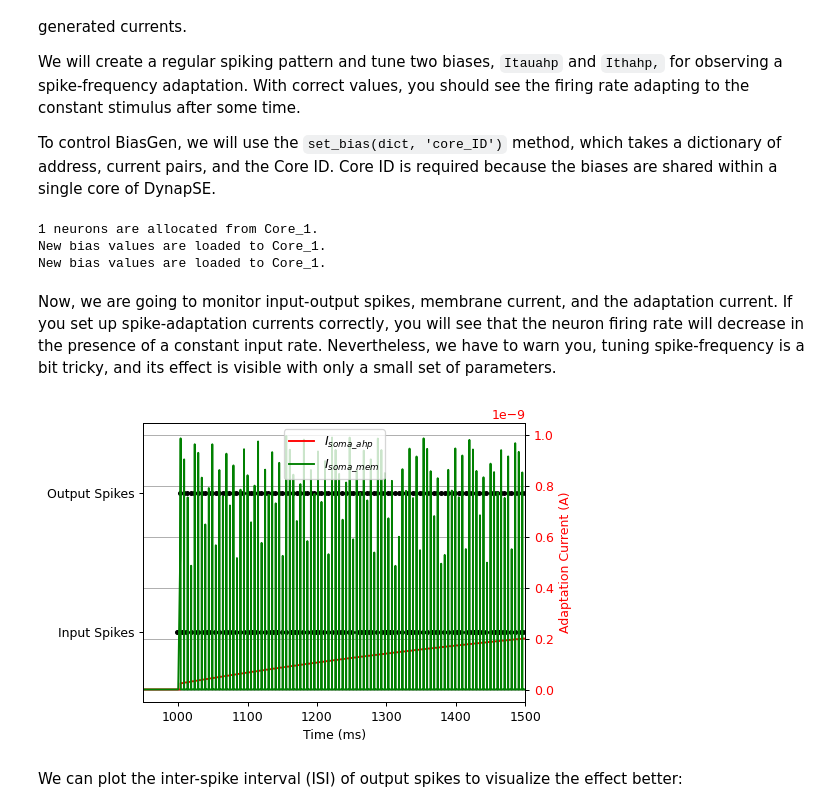
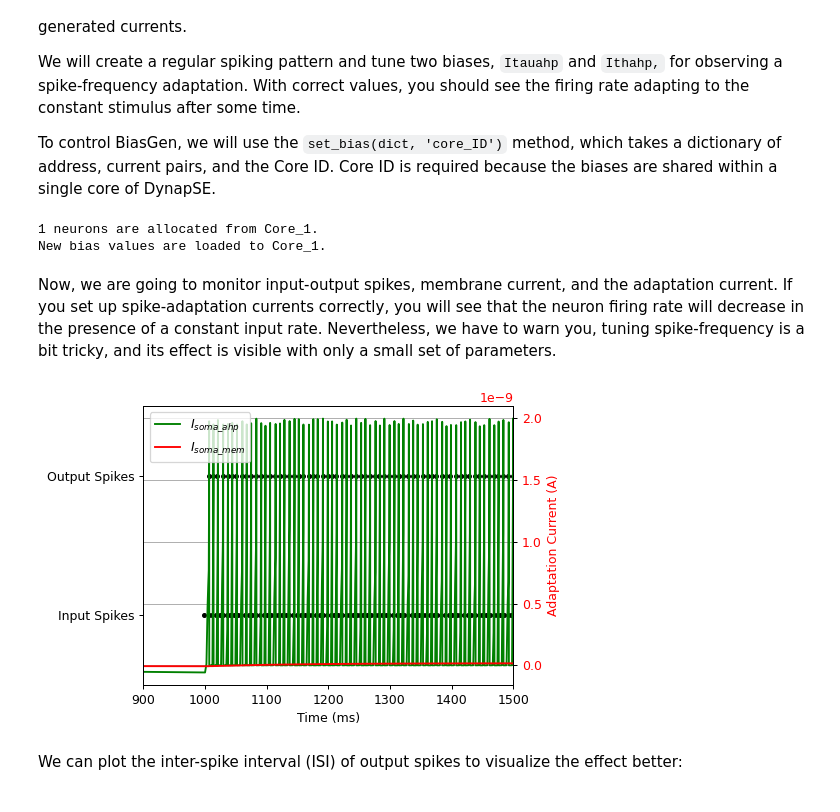
Before and after one commit to YigitDemirag/dynapse-simulator, a Jupyter notebook: part3.ipynb, the cells around one changed output. Cells and saved outputs as stored; diff of their text form; code cells hidden in the pictures.

```diff
--- a/part3.ipynb
+++ b/part3.ipynb
@@ -44,11 +44,8 @@ pulse_stop   = 4     # second - Stop timing of pulse
 inp_duration = 5     # second - Simulation duration
 firing_rate  = 150   # Hz - Firing rate of the source
 
-adaptation_conf = {"Isoma_ahp_tau": 0.04 * pA,  # Adaptation time constant (Default: 0.04 pA, 0.05 pA)
-                   "Isoma_ahp_th" : 0.05 * pA}  # Adaptation gain
-
-
-ampa_conf       = {"Iampa_tau": 10 * pA} # AMPA synapse time-constant (Default: 10 pA, 10pA)
+adaptation_conf = {"Isoma_ahp_tau": 1 * pA}  # Adaptation time constant (Default: 0.04 pA, 0.05 pA)
+neuron_conf = {"soma_refP": 15 * ms}
 
 ##################
 
@@ -75,15 +72,13 @@ chip = DynapSE(network)
 DPI_neuron  = chip.get_neurons(1, 'Core_1')
 DPI_synapse = chip.add_connection(input_spike_generator, DPI_neuron, synapse_type='AMPA')
 chip.connect(DPI_synapse, True)
-DPI_synapse.weight = 500
+DPI_synapse.weight = 30
 
 
 # Using BiasGen, set adaptation configurations for Core #1
 # In DynapSE, biases are set per Core.
 # In CTXCTL, this command is : set_bias(chip_id, bias_id, fine_value, coarse_value, t_type)
 chip.set_bias(adaptation_conf, 'Core_1')
-chip.set_bias(ampa_conf, 'Core_1')
-
 
 # Monitors
 mon_neuron_input  = SpikeMonitor(input_spike_generator, name='mon_neuron_input')
@@ -97,7 +92,6 @@ network.run(inp_duration * 1000 * ms)
 # %% [output]
 1 neurons are allocated from Core_1.
 New bias values are loaded to Core_1.
-New bias values are loaded to Core_1.
 # %% [markdown]
 Now, we are going to monitor input-output spikes, membrane current, and the adaptation current. If you set up spike-adaptation currents correctly, you will see that the neuron firing rate will decrease in the presence of a constant input rate. Nevertheless, we have to warn you, tuning spike-frequency is a bit tricky, and its effect is visible with only a small set of parameters.
 # %%
@@ -106,7 +100,7 @@ Now, we are going to monitor input-output spikes, membrane current, and the adap
 # - Find the time window to observe spike-frequency adaptation.
 #
 # Parameters
-tstart = 950 # ms -
+tstart = 900 # ms -
 tend   = 1500 # ms -
 ##################
 
@@ -114,35 +108,36 @@ tend   = 1500 # ms -
 spike_placeholder = np.zeros(inp_duration*1000)
 spike_placeholder[np.array(mon_neuron_input.t/ms, dtype=int)]=2
 
 spike_placeholder2 = np.zeros(inp_duration*1000)
 spike_placeholder2[np.array(mon_neuron_output.t/ms, dtype=int)]=3
 
 s = int(1*ms / defaultclock.dt)
 fig, ax1 = plt.subplots()
 
 ax1.set_xlabel('Time (ms)')
 ax1.plot(spike_placeholder,'k.')
 plt.yticks(np.arange(1, 5), ['a','Input Spikes','Output Spikes','d'])
 ax1.tick_params(axis='y')
 plt.ylim(1.5, 3.5)
 plt.xlim(tstart,tend)
 ax2 = ax1.twinx()
 ax1.plot(spike_placeholder2,'k.')
 
+ax2.plot(mon_mem_state.t/ms, mon_mem_state.Isoma_mem[0], linewidth=1.5, color='g')
+
 ax2.set_ylabel('Adaptation Current (A)', color='r')
 ax2.plot(mon_adapt_state.t/ms, mon_adapt_state.Isoma_ahp[0], linewidth=1.5,color='r')
 ax2.tick_params(axis='y', labelcolor='r')
 plt.xlim(tstart,tend)
 
 
 fig.tight_layout()
 plt.grid(True)
 
-ax2.plot(mon_mem_state.t/ms, mon_mem_state.Isoma_mem[0], linewidth=1.5, color='g')
 plt.legend(['$I_{soma\_ahp}$','$I_{soma\_mem}$','c'])
 plt.show()
 # %% [output]
-[figure, old version]
+[figure, new version]
 # %% [markdown]
 We can plot the inter-spike interval (ISI) of output spikes to visualize the effect better:
 # %%
```
Also changed, not shown: parts of 1 cell of this notebook, 5 other files.
